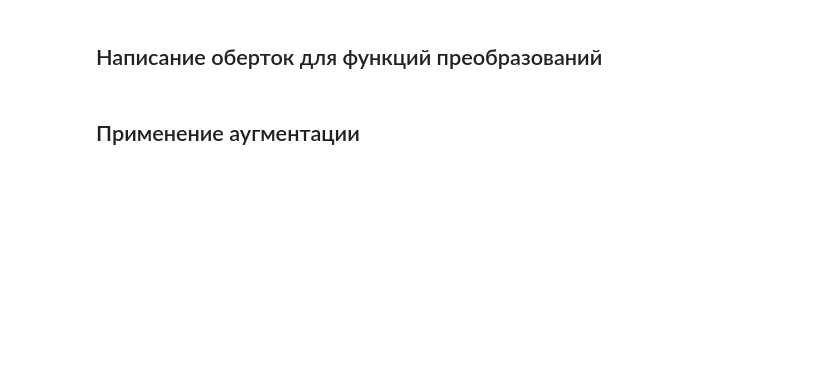
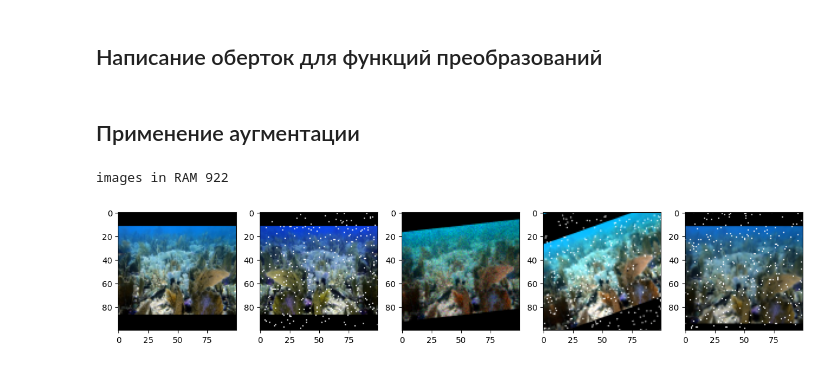
Before and after one commit to AlexeySinushkin/tgu, a Jupyter notebook: cv2/HomeWork.ipynb, the cells around one changed output. Cells and saved outputs as stored; diff of their text form; code cells hidden in the pictures; blank space fills up the shorter version.

```diff
--- a/cv2/HomeWork.ipynb
+++ b/cv2/HomeWork.ipynb
@@ -14,14 +97,3 @@ images =
-# %%
-# Вывод оригинальных изображений
-
-from matplotlib import pyplot as plt
-
-f, axes = plt.subplots(1, 10, figsize=(15, 5))
-
-for i in range(5):
-    axes[i].imshow(images[i][..., ::-1])
-
-plt.show()
 # %% [markdown]
 ## Написание оберток для функций преобразований
 # %%
@@ -65,9 +208,48 @@ class RandomZoomIn:
 # %% [markdown]
 ## Применение аугментации
 # %%
-augmentation_steps = [# Ваш список оберток, будьте внимательны к их порядку! Пример: RandomZoomIn(), ...]
+from matplotlib import pyplot as plt
 
-# Применение аугментации
-for i in range(images.shape[0]):
-    for transform in augmentation_steps:
-        images[i] = transform(images[i])
+#main
+
+images = []
+all_imgs, _ = load_all_jpg_images('./archive')
+for img in all_imgs:
+    images.append(resize(img))
+
+"""
+Ожидаемый результат - numpy массив images с изображениями из датасета,
+приведенными к единому размеру: 100х100x3 с сохранением соотношения сторон.
+"""
+
+images_count = len(images)
+print(f"images in RAM {images_count}")
+
+"""
+Применение аугментации. Ожидаемый результат - 5 аугментированных изображений.
+"""
+colorTransformer = ColorTransformer()
+geometricTransformer = GeometricTransformer()
+noiseTransformer = NoiseTransformer()
+
+transformation_pipeline_1 = [colorTransformer, noiseTransformer, geometricTransformer]
+transformation_pipeline_2 = [geometricTransformer, colorTransformer, noiseTransformer]
+transformation_pipeline_3 = [noiseTransformer, geometricTransformer, colorTransformer]
+transformation_pipeline_4 = [colorTransformer, geometricTransformer, noiseTransformer]
+
+target_img = images[np.random.randint(0, images_count-1)]
+
+f, axes = plt.subplots(1, 5, figsize=(15, 5))
+axes[0].imshow(target_img[..., ::-1])
+augmented_image = apply_pipeline(target_img, transformation_pipeline_1)
+axes[1].imshow(augmented_image[..., ::-1])
+augmented_image = apply_pipeline(target_img, transformation_pipeline_2)
+axes[2].imshow(augmented_image[..., ::-1])
+augmented_image = apply_pipeline(target_img, transformation_pipeline_3)
+axes[3].imshow(augmented_image[..., ::-1])
+augmented_image = apply_pipeline(target_img, transformation_pipeline_4)
+axes[4].imshow(augmented_image[..., ::-1])
+plt.show()
+# %% [output]
+images in RAM 922
+[figure, added]
```
Also changed, not shown: parts of 5 cells of this notebook.
